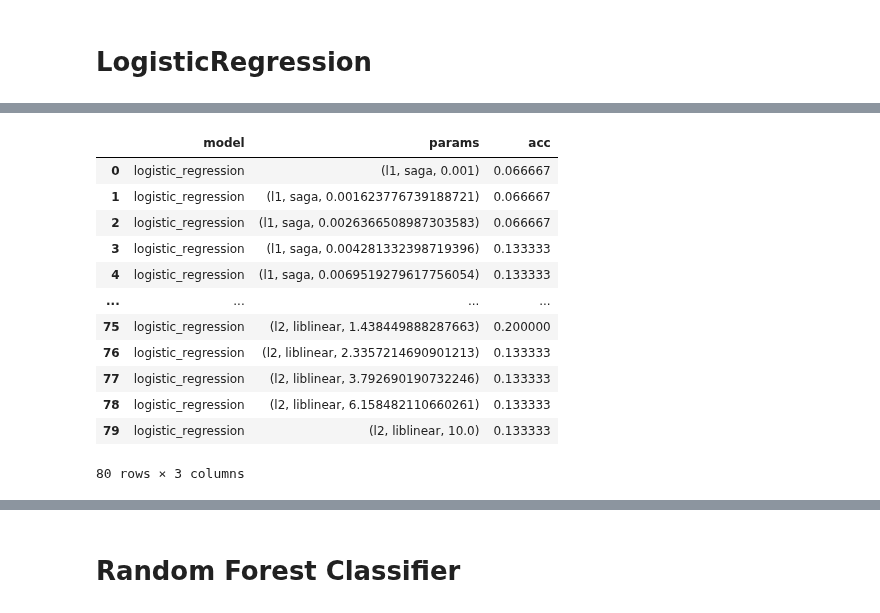
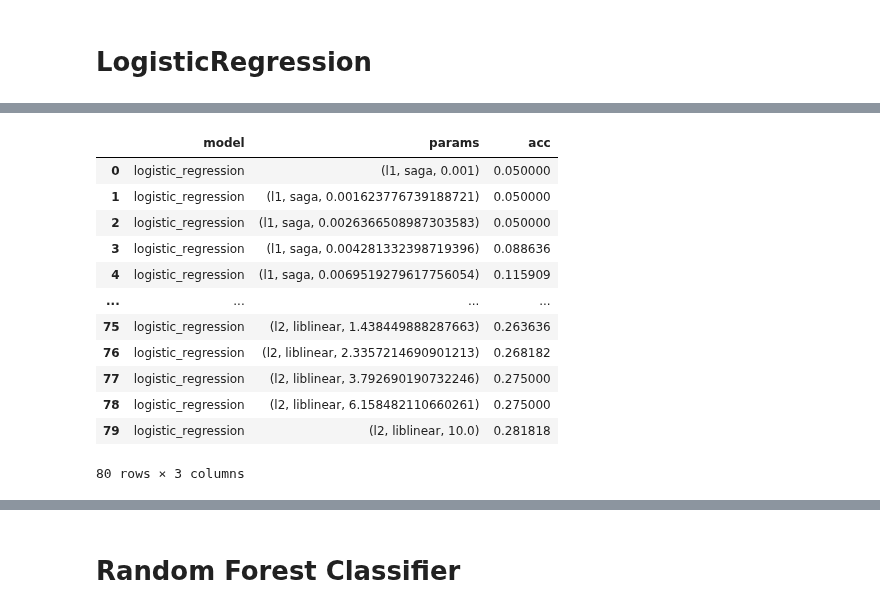
Before and after one commit to MauriceChiu7/573-f1, a Jupyter notebook: randomForestRegressorAlternative.ipynb, the cells around one changed output, grey strips where cells are left out. Cells and saved outputs as stored; diff of their text form; code cells hidden in the pictures.

Commit message:
updated final_df with last season of 2023

```diff
--- a/randomForestRegressorAlternative.ipynb
+++ b/randomForestRegressorAlternative.ipynb
@@ -10,3 +277,20 @@ import pandas as pd
 
 from sklearn.naive_bayes import GaussianNB
 from datetime import datetime
+
+df = pd.read_csv('./data/preprocessed_df.csv')
+
+X = df[df['season'] < 2022]
+y = df[df['season'] == 2022]
+
+y_train = X['podium']
+X_train = X.drop(columns=['podium'])
+y_test = y['podium']
+X_test = y.drop(columns=['podium'])
+
+categorical_columns = X_train.select_dtypes(['category']).columns
+continuous_columns = X_train.select_dtypes(['float64', 'int64', 'datetime64[ns]']).columns
+
+column_transform = make_column_transformer(
+    (preprocessing.OneHotEncoder(sparse_output=False), categorical_columns),
+    (preprocessing.StandardScaler(), continuous_columns))
@@ -287,11 +614,12 @@ from sklearn.linear_model import LogisticRegression
 from sklearn.preprocessing import StandardScaler
 from sklearn.metrics import mean_squared_error, accuracy_score
 
-comparison_dict ={'model':[],
-                  'params': [],
-                  'acc': []}
-
 # Logistic Regression
+comparison_dict = {
+    'model':[],
+    'params':[],
+    'acc':[],
+    }
 
 params={'penalty': ['l1', 'l2'],
         'solver': ['saga', 'liblinear'],
@@ -304,8 +632,8 @@ for penalty in params['penalty']:
             model = LogisticRegression(penalty = penalty, solver = solver, C = c, max_iter = 10000)
 
             my_pipeline = make_pipeline(column_transform, model)
-            my_pipeline.fit(x_train, y_train)
-            predictions = my_pipeline.predict(x_test)
+            my_pipeline.fit(X_train, y_train)
+            predictions = my_pipeline.predict(X_test)
             predictions = np.round(predictions)
 
             acc = accuracy_score(y_test, predictions)
@@ -315,6 +643,36 @@ for penalty in params['penalty']:
             comparison_dict['params'].append(model_params)
             comparison_dict['acc'].append(acc)
 
+import matplotlib.pyplot as plt
+import numpy as np
+
+# Data preparation
+models = comparison_dict['model']
+params = comparison_dict['params']
+acc = comparison_dict['acc']
+
+# Number of params
+n = len(params)
+
+# Creating bar positions
+barWidth = 0.25
+r1 = np.arange(n)
+r2 = [x + barWidth for x in r1]
+
+# Creating the bar plot
+plt.figure(figsize=(10,6))
+
+plt.bar(r1, acc, color='b', width=barWidth, edgecolor='grey', label='ACC')
+
+# Adding labels
+plt.xlabel('Params', fontweight='bold')
+plt.xticks([r for r in range(n)], params, rotation=90)
+plt.ylabel('Metrics')
+plt.title('Comparison of Model Accuracy by Parameters')
+
 comparison_df = pd.DataFrame(comparison_dict)
-display(comparison_df)
+all_results.append({'logistic_regression': comparison_df})
+# display(comparison_df)
+sorted_df = comparison_df.sort_values(by='acc', ascending=False)
+display(sorted_df.head(20))
 # %% [output]
@@ -338,13 +696,13 @@ ACC: 0.13333333333333333
 |  | model | params | acc |
-| 0 | logistic_regression | (l1, saga, 0.001) | 0.066667 |
-| 1 | logistic_regression | (l1, saga, 0.001623776739188721) | 0.066667 |
-| 2 | logistic_regression | (l1, saga, 0.0026366508987303583) | 0.066667 |
-| 3 | logistic_regression | (l1, saga, 0.004281332398719396) | 0.133333 |
-| 4 | logistic_regression | (l1, saga, 0.0069519279617756054) | 0.133333 |
+| 0 | logistic_regression | (l1, saga, 0.001) | 0.050000 |
+| 1 | logistic_regression | (l1, saga, 0.001623776739188721) | 0.050000 |
+| 2 | logistic_regression | (l1, saga, 0.0026366508987303583) | 0.050000 |
+| 3 | logistic_regression | (l1, saga, 0.004281332398719396) | 0.088636 |
+| 4 | logistic_regression | (l1, saga, 0.0069519279617756054) | 0.115909 |
 | ... | ... | ... | ... |
-| 75 | logistic_regression | (l2, liblinear, 1.438449888287663) | 0.200000 |
-| 76 | logistic_regression | (l2, liblinear, 2.3357214690901213) | 0.133333 |
-| 77 | logistic_regression | (l2, liblinear, 3.792690190732246) | 0.133333 |
-| 78 | logistic_regression | (l2, liblinear, 6.158482110660261) | 0.133333 |
-| 79 | logistic_regression | (l2, liblinear, 10.0) | 0.133333 |
+| 75 | logistic_regression | (l2, liblinear, 1.438449888287663) | 0.263636 |
+| 76 | logistic_regression | (l2, liblinear, 2.3357214690901213) | 0.268182 |
+| 77 | logistic_regression | (l2, liblinear, 3.792690190732246) | 0.275000 |
+| 78 | logistic_regression | (l2, liblinear, 6.158482110660261) | 0.275000 |
+| 79 | logistic_regression | (l2, liblinear, 10.0) | 0.281818 |
 80 rows × 3 columns
```
Also changed, not shown: parts of 19 cells of this notebook, 4 other files.
